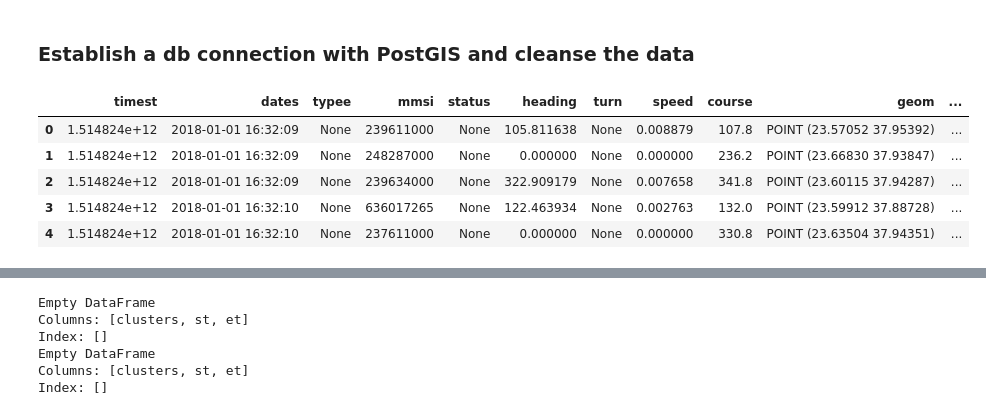
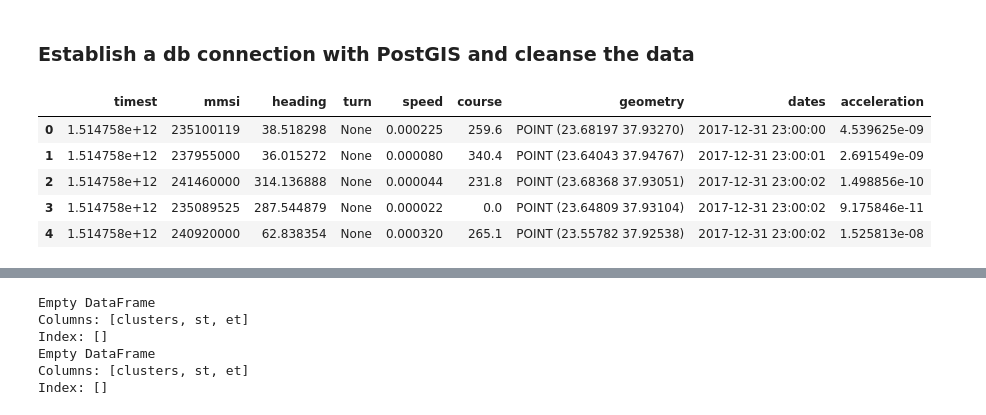
Before and after one commit to AndreasPatakis/GIS_Assignment, a Jupyter notebook: 3_5_jupyter.ipynb, the cells around one changed output, grey strips where cells are left out. Drawn from its saved outputs; the diff is of its cells as text; code cells hidden in the pictures.

```diff
--- a/3_5_jupyter.ipynb
+++ b/3_5_jupyter.ipynb
@@ -21,16 +21,17 @@ from preprocess import cleanse
 # %%
 RECORDS_LIMIT = 50000
 conn = psycopg2.connect(**DB_CONFIG)
 
-all_points_sql = f'SELECT * FROM vessels_points_jan LIMIT {RECORDS_LIMIT} ORDER BY timest ASC'
+all_points_sql = f'SELECT * FROM vessels_points_jan_new ORDER BY timest ASC LIMIT {RECORDS_LIMIT}'
 all_points_gdf =  gpd.GeoDataFrame.from_postgis(all_points_sql, conn, geom_col='geom')
 gdf = cleanse(all_points_gdf)
+gdf.rename(columns={'geom':'geometry'},inplace=True)
 
 gdf.head()
 # %% [output]
-|  | timest | dates | typee | mmsi | status | heading | turn | speed | course | geom | ... |
-| 0 | 1.514824e+12 | 2018-01-01 16:32:09 | None | 239611000 | None | 105.811638 | None | 0.008879 | 107.8 | POINT (23.57052 37.95392) | ... |
-| 1 | 1.514824e+12 | 2018-01-01 16:32:09 | None | 248287000 | None | 0.000000 | None | 0.000000 | 236.2 | POINT (23.66830 37.93847) | ... |
-| 2 | 1.514824e+12 | 2018-01-01 16:32:09 | None | 239634000 | None | 322.909179 | None | 0.007658 | 341.8 | POINT (23.60115 37.94287) | ... |
-| 3 | 1.514824e+12 | 2018-01-01 16:32:10 | None | 636017265 | None | 122.463934 | None | 0.002763 | 132.0 | POINT (23.59912 37.88728) | ... |
-| 4 | 1.514824e+12 | 2018-01-01 16:32:10 | None | 237611000 | None | 0.000000 | None | 0.000000 | 330.8 | POINT (23.63504 37.94351) | ... |
+|  | timest | mmsi | heading | turn | speed | course | geometry | dates | acceleration |
+| 0 | 1.514758e+12 | 235100119 | 38.518298 | None | 0.000225 | 259.6 | POINT (23.68197 37.93270) | 2017-12-31 23:00:00 | 4.539625e-09 |
+| 1 | 1.514758e+12 | 237955000 | 36.015272 | None | 0.000080 | 340.4 | POINT (23.64043 37.94767) | 2017-12-31 23:00:01 | 2.691549e-09 |
+| 2 | 1.514758e+12 | 241460000 | 314.136888 | None | 0.000044 | 231.8 | POINT (23.68368 37.93051) | 2017-12-31 23:00:02 | 1.498856e-10 |
+| 3 | 1.514758e+12 | 235089525 | 287.544879 | None | 0.000022 | 0.0 | POINT (23.64809 37.93104) | 2017-12-31 23:00:02 | 9.175846e-11 |
+| 4 | 1.514758e+12 | 240920000 | 62.838354 | None | 0.000320 | 265.1 | POINT (23.55782 37.92538) | 2017-12-31 23:00:02 | 1.525813e-08 |
```
Also changed, not shown: parts of 5 cells of this notebook, 9 other files.
